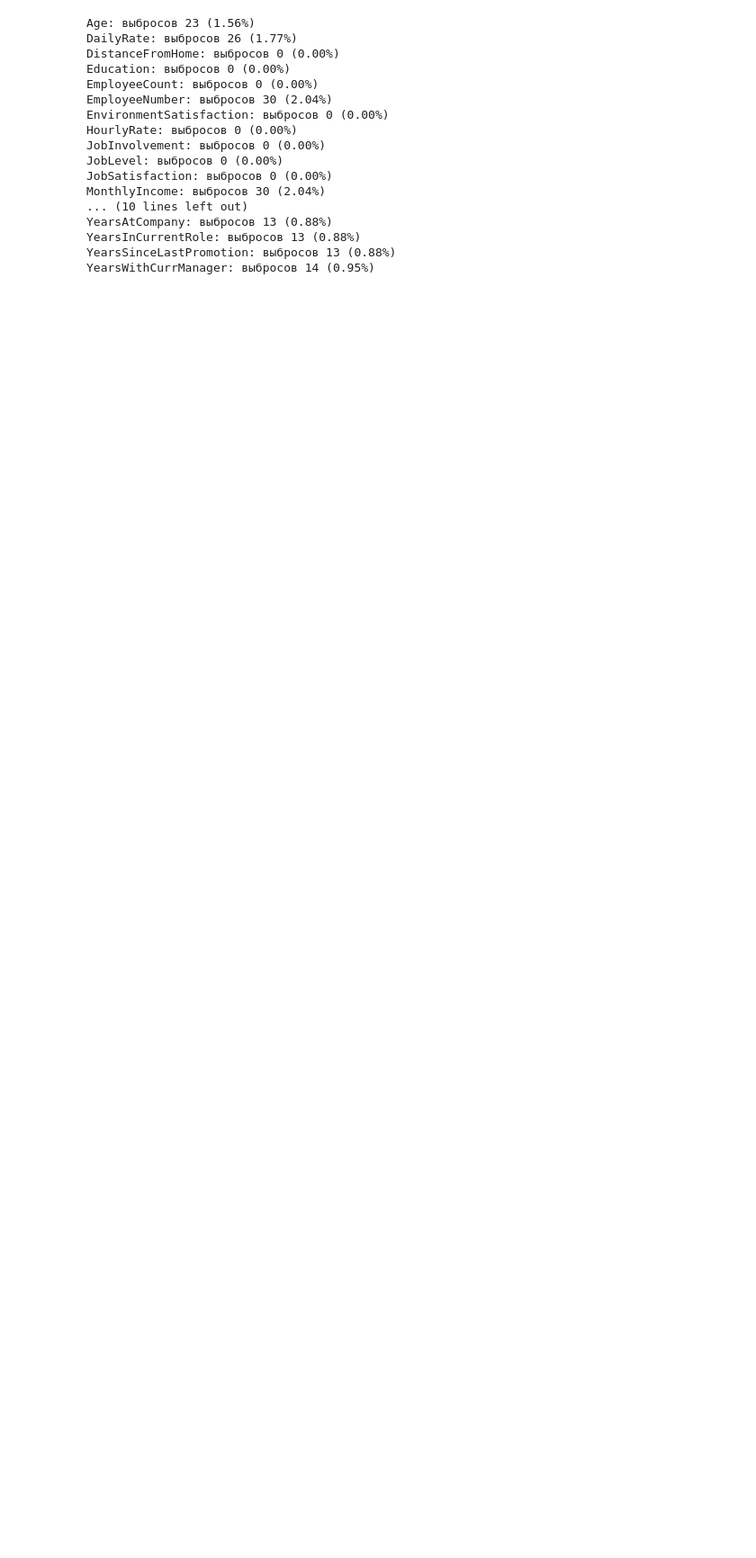
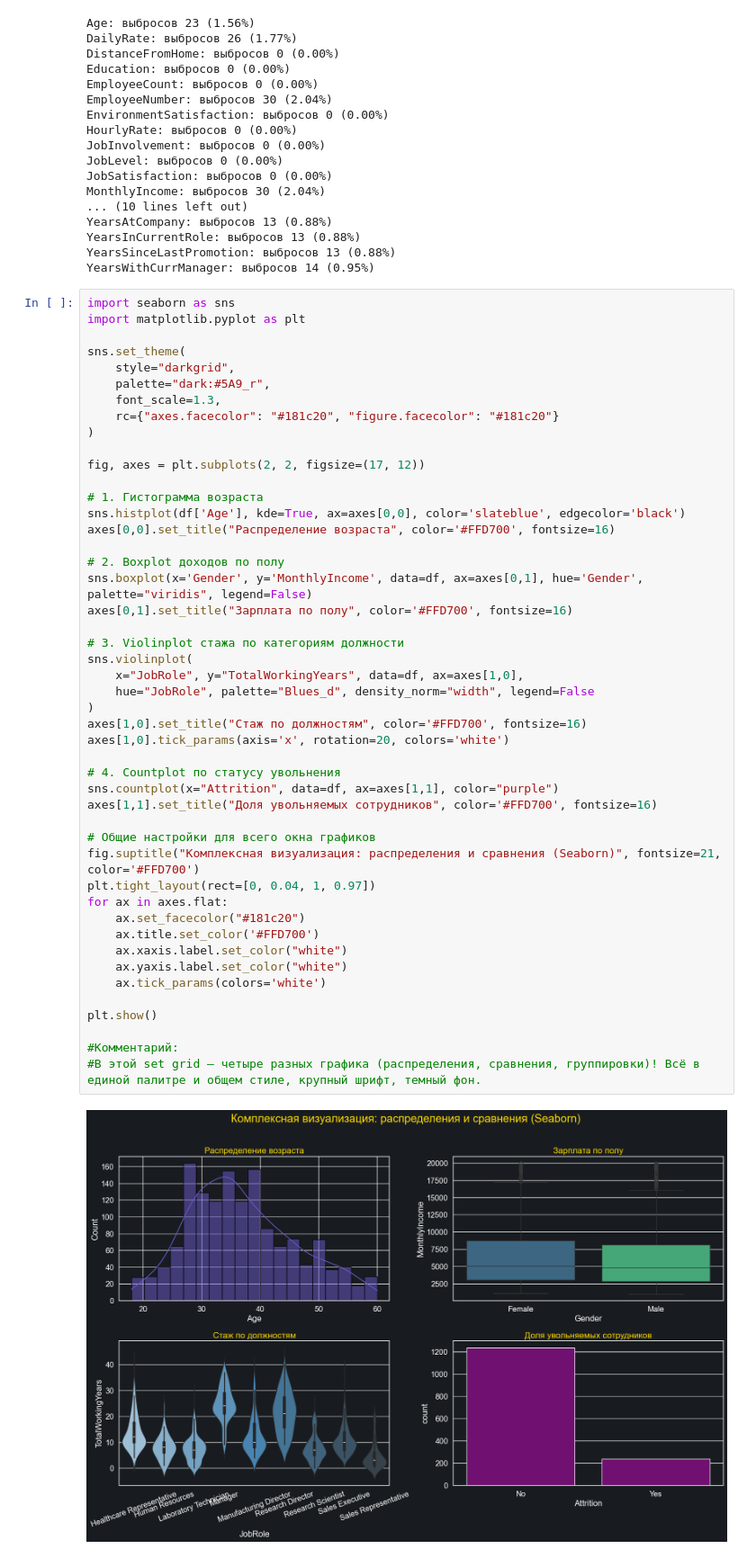
Before and after one commit to kartonionito/Home-work-2-0, a Jupyter notebook: Notebooks/EDA.ipynb, the cells around one changed output. Shown at 90% size. Drawn from its saved outputs; the diff is of its cells as text; blank space fills up the shorter version.

```diff
--- a/Notebooks/EDA.ipynb
+++ b/Notebooks/EDA.ipynb
@@ -105,3 +105,52 @@ YearsAtCompany: выбросов 13 (0.88%)
 YearsInCurrentRole: выбросов 13 (0.88%)
 YearsSinceLastPromotion: выбросов 13 (0.88%)
 YearsWithCurrManager: выбросов 14 (0.95%)
+# %%
+import seaborn as sns
+import matplotlib.pyplot as plt
+
+sns.set_theme(
+    style="darkgrid",
+    palette="dark:#5A9_r",
+    font_scale=1.3,
+    rc={"axes.facecolor": "#181c20", "figure.facecolor": "#181c20"}
+)
+
+fig, axes = plt.subplots(2, 2, figsize=(17, 12))
+
+# 1. Гистограмма возраста
+sns.histplot(df['Age'], kde=True, ax=axes[0,0], color='slateblue', edgecolor='black')
+axes[0,0].set_title("Распределение возраста", color='#FFD700', fontsize=16)
+
+# 2. Boxplot доходов по полу
+sns.boxplot(x='Gender', y='MonthlyIncome', data=df, ax=axes[0,1], hue='Gender', palette="viridis", legend=False)
+axes[0,1].set_title("Зарплата по полу", color='#FFD700', fontsize=16)
+
+# 3. Violinplot стажа по категориям должности
+sns.violinplot(
+    x="JobRole", y="TotalWorkingYears", data=df, ax=axes[1,0],
+    hue="JobRole", palette="Blues_d", density_norm="width", legend=False
+)
+axes[1,0].set_title("Стаж по должностям", color='#FFD700', fontsize=16)
+axes[1,0].tick_params(axis='x', rotation=20, colors='white')
+
+# 4. Countplot по статусу увольнения
+sns.countplot(x="Attrition", data=df, ax=axes[1,1], color="purple")
+axes[1,1].set_title("Доля увольняемых сотрудников", color='#FFD700', fontsize=16)
+
+# Общие настройки для всего окна графиков
+fig.suptitle("Комплексная визуализация: распределения и сравнения (Seaborn)", fontsize=21, color='#FFD700')
+plt.tight_layout(rect=[0, 0.04, 1, 0.97])
+for ax in axes.flat:
+    ax.set_facecolor("#181c20")
+    ax.title.set_color('#FFD700')
+    ax.xaxis.label.set_color("white")
+    ax.yaxis.label.set_color("white")
+    ax.tick_params(colors='white')
+
+plt.show()
+
+#Комментарий:
+#В этой set grid — четыре разных графика (распределения, сравнения, группировки)! Всё в единой палитре и общем стиле, крупный шрифт, темный фон.
+# %% [output]
+[figure, added]
```
Also changed, not shown: 5 other files.
